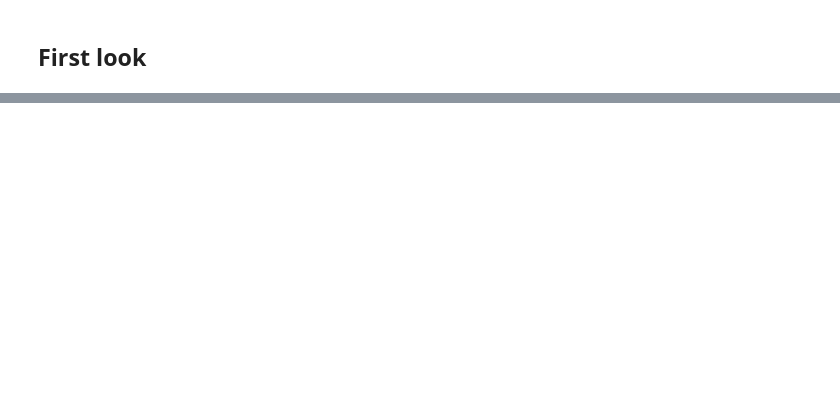
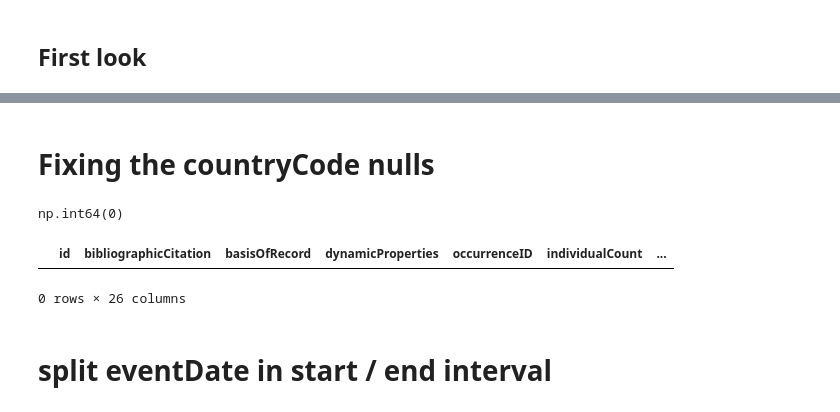
Before and after one commit to GustavoRusso/vector-guard, a Jupyter notebook: notebooks/02_eda_vectors.ipynb, the cells around one changed output, grey strips where cells are left out. Cells and saved outputs as stored; diff of their text form; code cells hidden in the pictures; blank space fills up the shorter version.

```diff
--- a/notebooks/02_eda_vectors.ipynb
+++ b/notebooks/02_eda_vectors.ipynb
@@ -51,0 +138,23 @@ df.head()
+# %% [markdown]
+# Fixing the countryCode nulls
+# %%
+# use the first two letters of the higherGeographyID to set the nulls in countryCode
+df["countryCode"] = df["countryCode"].fillna(
+    df["higherGeographyID"].astype("string").str[:2].str.upper()
+)
+df["countryCode"].isnull().sum()
+# %% [output]
+np.int64(0)
+# %%
+#cheack that the countryCode is the same as the first two letters of the higherGeographyID
+def country_code_mismatches(df: pd.DataFrame) -> pd.DataFrame:
+    prefix = df["higherGeographyID"].astype(str).str[:2].str.upper()
+    return df[df["countryCode"].ne(prefix)]
+
+mismatches = country_code_mismatches(df)
+mismatches
+# %% [output]
+|  | id | bibliographicCitation | basisOfRecord | dynamicProperties | occurrenceID | individualCount | ... |
+0 rows × 26 columns
+# %% [markdown]
+# split eventDate in start / end interval
```
Also changed, not shown: parts of 11 cells of this notebook, 1 other file.
